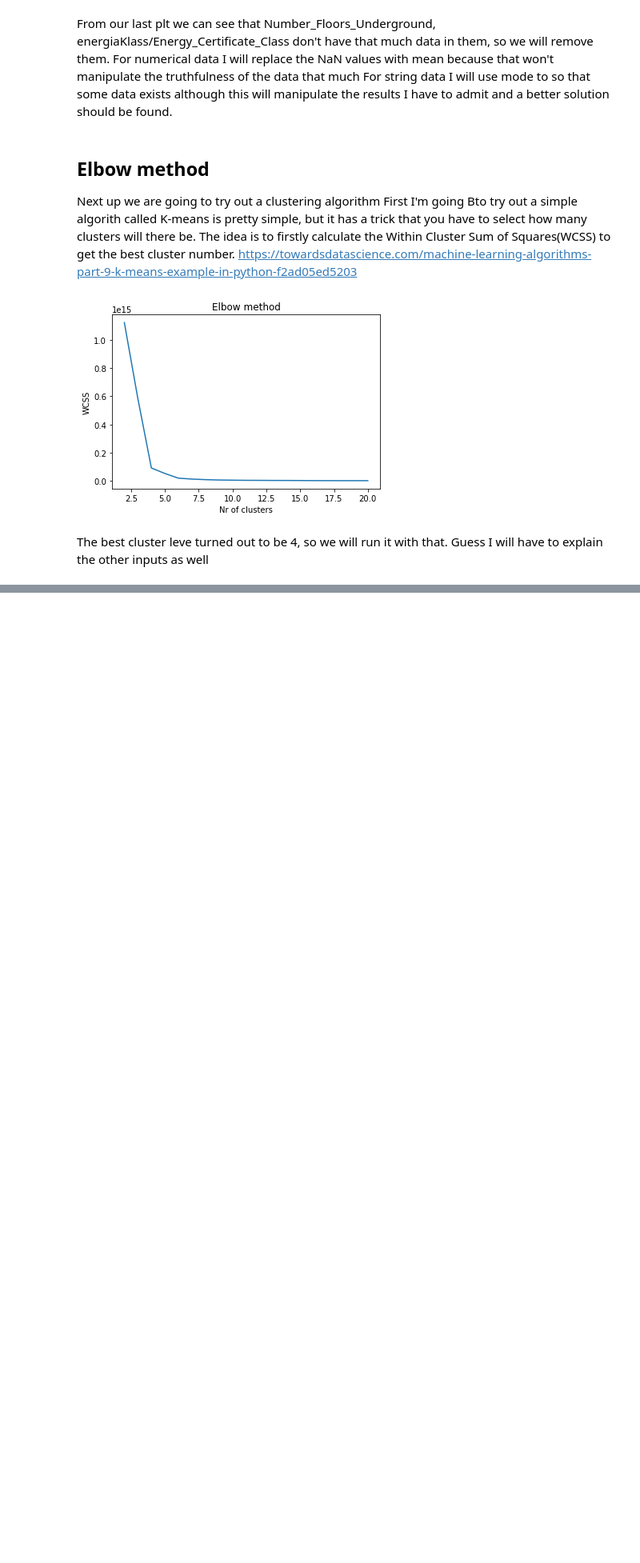
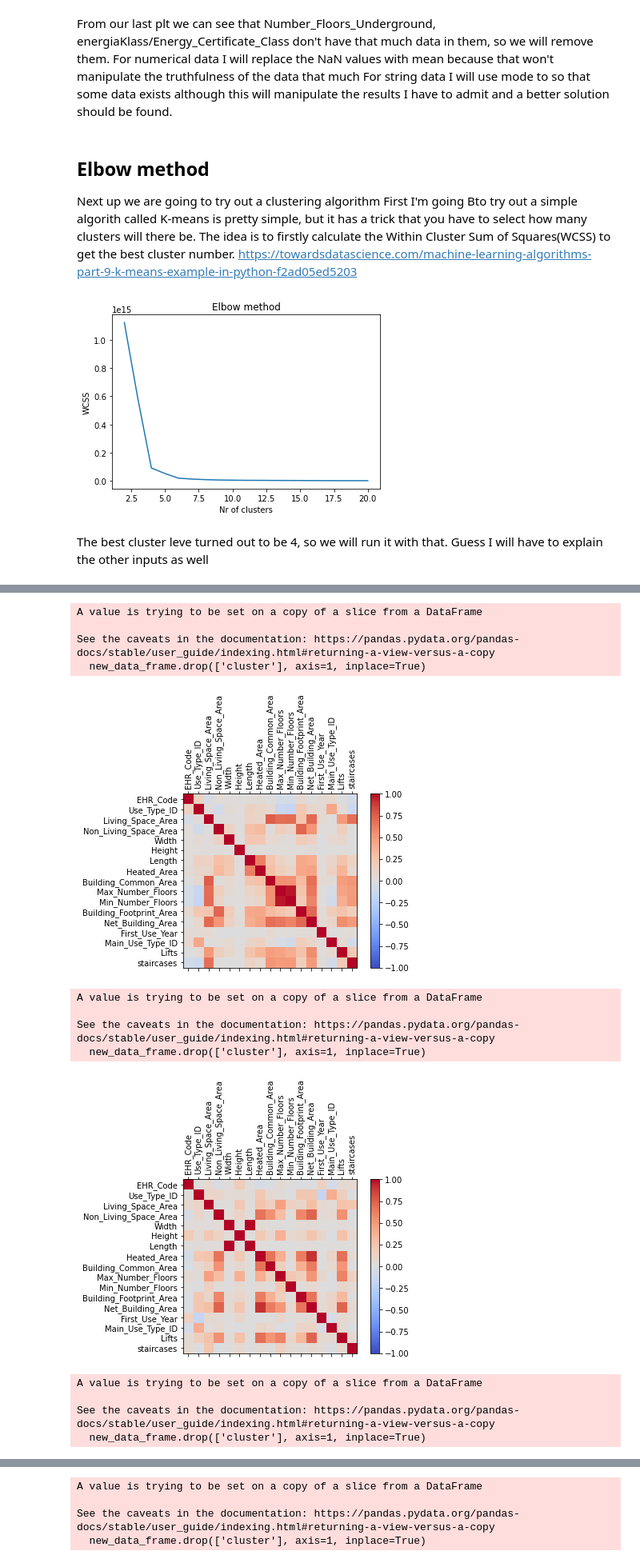
Before and after one commit to PeeterTarvas/PeeterTarvasThesis, a Jupyter notebook: Clustering.ipynb, the cells around one changed output, grey strips where cells are left out. Shown at 80% size. Drawn from its saved outputs; the diff is of its cells as text; code cells hidden in the pictures; blank space fills up the shorter version.

```diff
--- a/Clustering.ipynb
+++ b/Clustering.ipynb
@@ -71,14 +71,14 @@ plt.show()
 The best cluster leve turned out to be 4, so we will run it with that.
 Guess I will have to explain the other inputs as well
 # %%
-from sklearn.preprocessing import MinMaxScaler
-
-labels = list(data_frame.columns.values)
-scaler = MinMaxScaler()
-scaler.fit(data_frame)
-data_frame = scaler.transform(data_frame)
-data_frame = pd.DataFrame(data_frame, columns=labels)
-data_frame.to_csv(".\out.csv",index=False)
+# from sklearn.preprocessing import MinMaxScaler
+#
+# labels = list(data_frame.columns.values)
+# scaler = MinMaxScaler()
+# scaler.fit(data_frame)
+# data_frame = scaler.transform(data_frame)
+# data_frame = pd.DataFrame(data_frame, columns=labels)
+# data_frame.to_csv(".\out.csv",index=False)
 # %%
 from sklearn.cluster import KMeans
 cluster_level = 4
@@ -94,0 +92,14 @@ Now do a correlation matrix between the variables and see what variable causes t
+# %%
+def make_heatmap(data: pd.DataFrame):
+    corr = data.corr()
+    fig = plt.figure()
+    ax = fig.add_subplot(111)
+    cax = ax.matshow(corr, cmap='coolwarm', vmin=-1, vmax=1)
+    fig.colorbar(cax)
+    ticks = np.arange(0, len(data.columns), 1)
+    ax.set_xticks(ticks)
+    plt.xticks(rotation=90)
+    ax.set_yticks(ticks)
+    ax.set_xticklabels(data.columns)
+    ax.set_yticklabels(data.columns)
+    plt.show()
@@ -94,0 +108,22 @@ Now do a correlation matrix between the variables and see what variable causes t
+# %%
+cluster_numbers: set = set(data_frame['cluster'].tolist())
+for i in cluster_numbers:
+    new_data_frame: pd.DataFrame = data_frame[data_frame.cluster == i]
+    new_data_frame.drop(['cluster'], axis=1, inplace=True)
+    make_heatmap(new_data_frame)
+make_heatmap(data_frame)
+# %% [output]
+A value is trying to be set on a copy of a slice from a DataFrame
+
+See the caveats in the documentation: https://pandas.pydata.org/pandas-docs/stable/user_guide/indexing.html#returning-a-view-versus-a-copy
+  new_data_frame.drop(['cluster'], axis=1, inplace=True)
+[figure, added]
+A value is trying to be set on a copy of a slice from a DataFrame
+
+See the caveats in the documentation: https://pandas.pydata.org/pandas-docs/stable/user_guide/indexing.html#returning-a-view-versus-a-copy
+  new_data_frame.drop(['cluster'], axis=1, inplace=True)
+[figure, added]
+A value is trying to be set on a copy of a slice from a DataFrame
+
+See the caveats in the documentation: https://pandas.pydata.org/pandas-docs/stable/user_guide/indexing.html#returning-a-view-versus-a-copy
+  new_data_frame.drop(['cluster'], axis=1, inplace=True)
@@ -94,0 +131,4 @@ Now do a correlation matrix between the variables and see what variable causes t
+A value is trying to be set on a copy of a slice from a DataFrame
+
+See the caveats in the documentation: https://pandas.pydata.org/pandas-docs/stable/user_guide/indexing.html#returning-a-view-versus-a-copy
+  new_data_frame.drop(['cluster'], axis=1, inplace=True)
```
Also changed, not shown: parts of 4 cells of this notebook.
